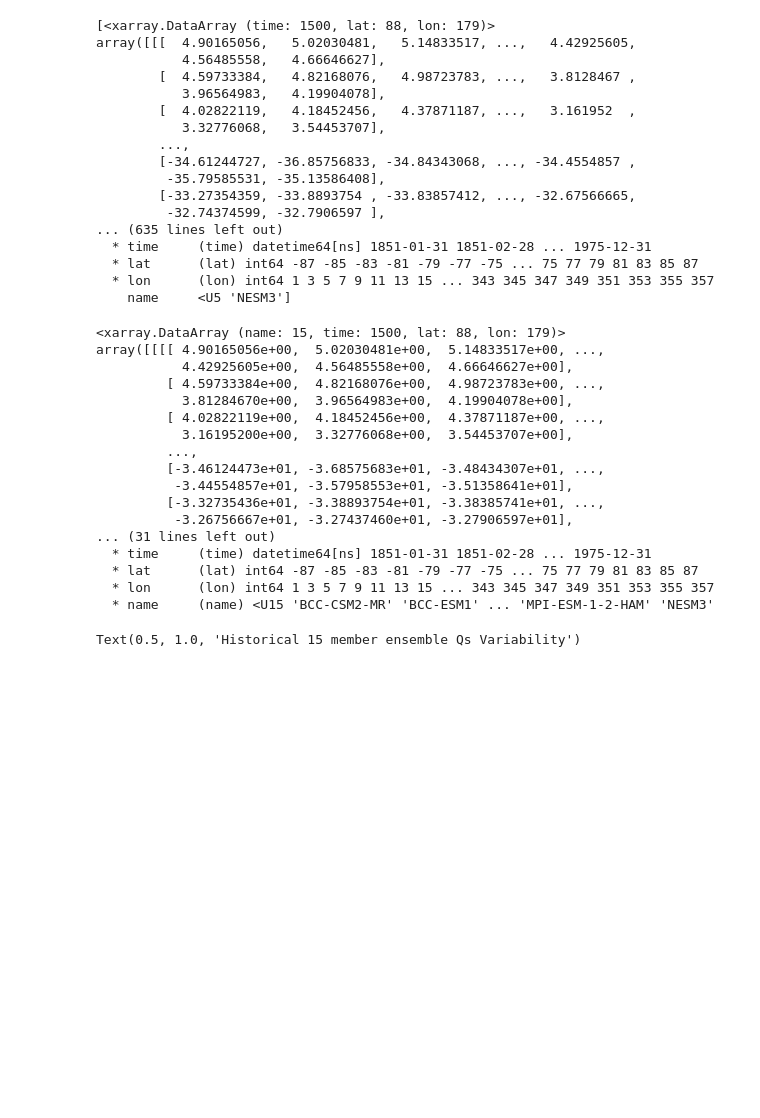
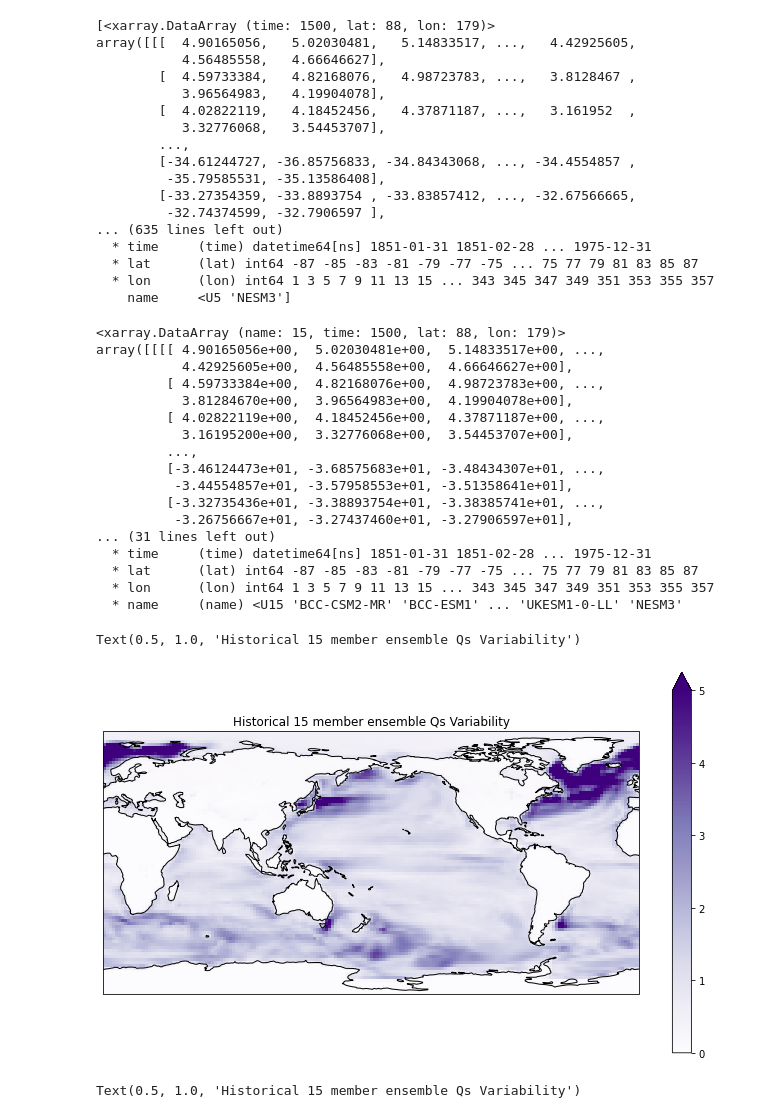
Before and after one commit to mailesasaki/cesmle_variability_analysis, a Jupyter notebook: energy_budget_variability/load_radiation_variability_data.ipynb, the cells around one changed output. Drawn from its saved outputs; the diff is of its cells as text; code cells hidden in the pictures; blank space fills up the shorter version.

```diff
--- a/energy_budget_variability/load_radiation_variability_data.ipynb
+++ b/energy_budget_variability/load_radiation_variability_data.ipynb
@@ -1297,13 +1297,13 @@ trunc_path_lists_hist.append(path_lists_hist[16])
 trunc_path_lists_hist.append(path_lists_hist[17])
 trunc_path_lists_hist.append(path_lists_hist[18])
 trunc_path_lists_hist.append(path_lists_hist[25])
+trunc_path_lists_hist.append(path_lists_hist[29])
 trunc_path_lists_hist.append(path_lists_hist[31])
 trunc_path_lists_hist.append(path_lists_hist[33])
-trunc_path_lists_hist.append(path_lists_hist[35])
-trunc_path_lists_hist.append(path_lists_hist[36])
 trunc_path_lists_hist.append(path_lists_hist[37])
 trunc_path_lists_hist.append(path_lists_hist[41])
 trunc_path_lists_hist.append(path_lists_hist[45])
+trunc_path_lists_hist.append(path_lists_hist[51])
 # %%
 new_lats=np.arange(-87,88,2)
 new_lons=np.arange(1,359,2)
@@ -2943,7 +2952,7 @@ hist_surface.to_netcdf('/data/keeling/a/mailes2/cesmle_variability_analysis/proc
 # %% [markdown]
 # 15 Model Ensemble - Hist. Surface Fluxes
 # %%
-indices = np.array([4,5,11,14,15,16,17,22,28,30,32,33,34,38])
+indices = np.array([4,5,11,14,15,16,17,22,26,28,30,34,38,47])
 new_path_lists_surface_hist = []
 for index in indices:
     new_path_lists_surface_hist.append(path_lists_surface_hist[index])
@@ -3145,6 +3154,6 @@ array([[[[ 4.90165056e+00,  5.02030481e+00,  5.14833517e+00, ...,
   * time     (time) datetime64[ns] 1851-01-31 1851-02-28 ... 1975-12-31
   * lat      (lat) int64 -87 -85 -83 -81 -79 -77 -75 ... 75 77 79 81 83 85 87
   * lon      (lon) int64 1 3 5 7 9 11 13 15 ... 343 345 347 349 351 353 355 357
-  * name     (name) <U15 'BCC-CSM2-MR' 'BCC-ESM1' ... 'MPI-ESM-1-2-HAM' 'NESM3'
+  * name     (name) <U15 'BCC-CSM2-MR' 'BCC-ESM1' ... 'UKESM1-0-LL' 'NESM3'
 # %%
 CMIP_surface_hist_interp_15memens.to_netcdf('/data/keeling/a/mailes2/a/processed_var_data/CMIP_surface_hist_interp_15memens.nc')
@@ -3152,6 +3163,15 @@ CMIP_surface_hist_interp_15memens.to_netcdf('/data/keeling/a/mailes2/a/processed
 surface_15memens = CMIP_surface_hist_interp_15memens.rolling(time=300, center=True).mean('time')
 surface_15memens = surface_15memens.std('time')
 surface_15memens = surface_15memens.mean('name')
+# %%
+plt.rcParams['figure.figsize'] = [12, 7]
+ax = plt.axes(projection=ccrs.PlateCarree(central_longitude=180))
+surface_15memens.plot(ax=ax, transform=ccrs.PlateCarree(), vmin=0, vmax=5, cmap='Purples')
+ax.coastlines(color='black', linewidth=1)
+plt.title('Historical 15 member ensemble Qs Variability')
+# %% [output]
+Text(0.5, 1.0, 'Historical 15 member ensemble Qs Variability')
+[figure, added]
 # %%
 plt.rcParams['figure.figsize'] = [12, 7]
 ax = plt.axes(projection=ccrs.PlateCarree(central_longitude=180))
```
Also changed, not shown: parts of 17 cells of this notebook, 2 other files.
